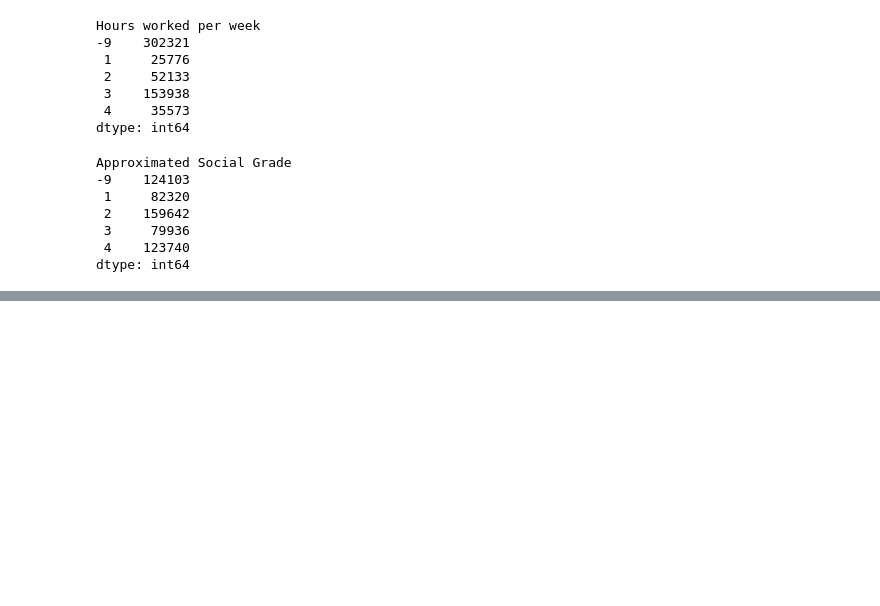
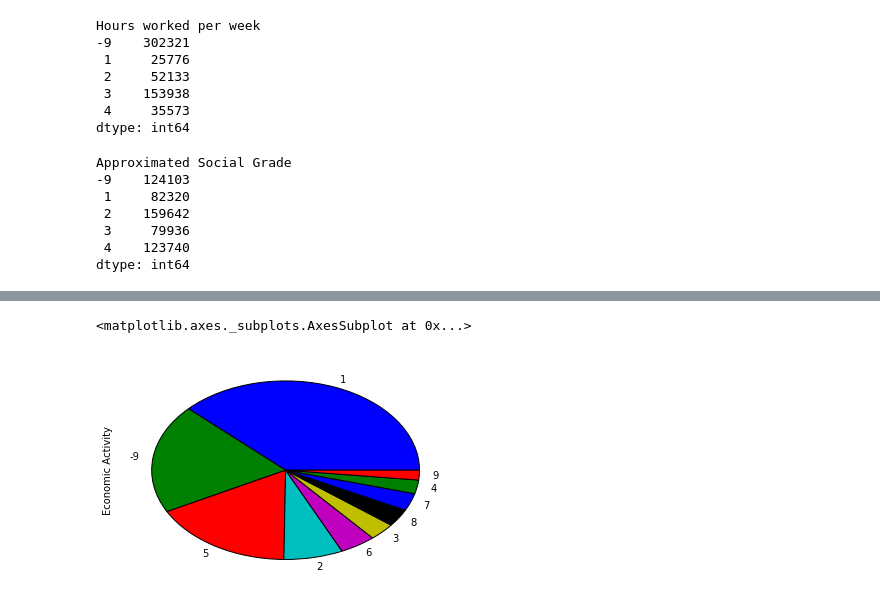
Before and after one commit to Essymay/CS2006p3, a Jupyter notebook: census2011.ipynb, the cells around one changed output, grey strips where cells are left out. Cells and saved outputs as stored; diff of their text form; code cells hidden in the pictures; blank space fills up the shorter version.

```diff
--- a/census2011.ipynb
+++ b/census2011.ipynb
@@ -292,0 +326,5 @@ dtype: int64
+# %%
+refinedData['Economic Activity'].value_counts().plot(kind="pie")
+# %% [output]
+<matplotlib.axes._subplots.AxesSubplot at 0x...>
+[figure, added]
```
Also changed, not shown: parts of 4 cells of this notebook.
